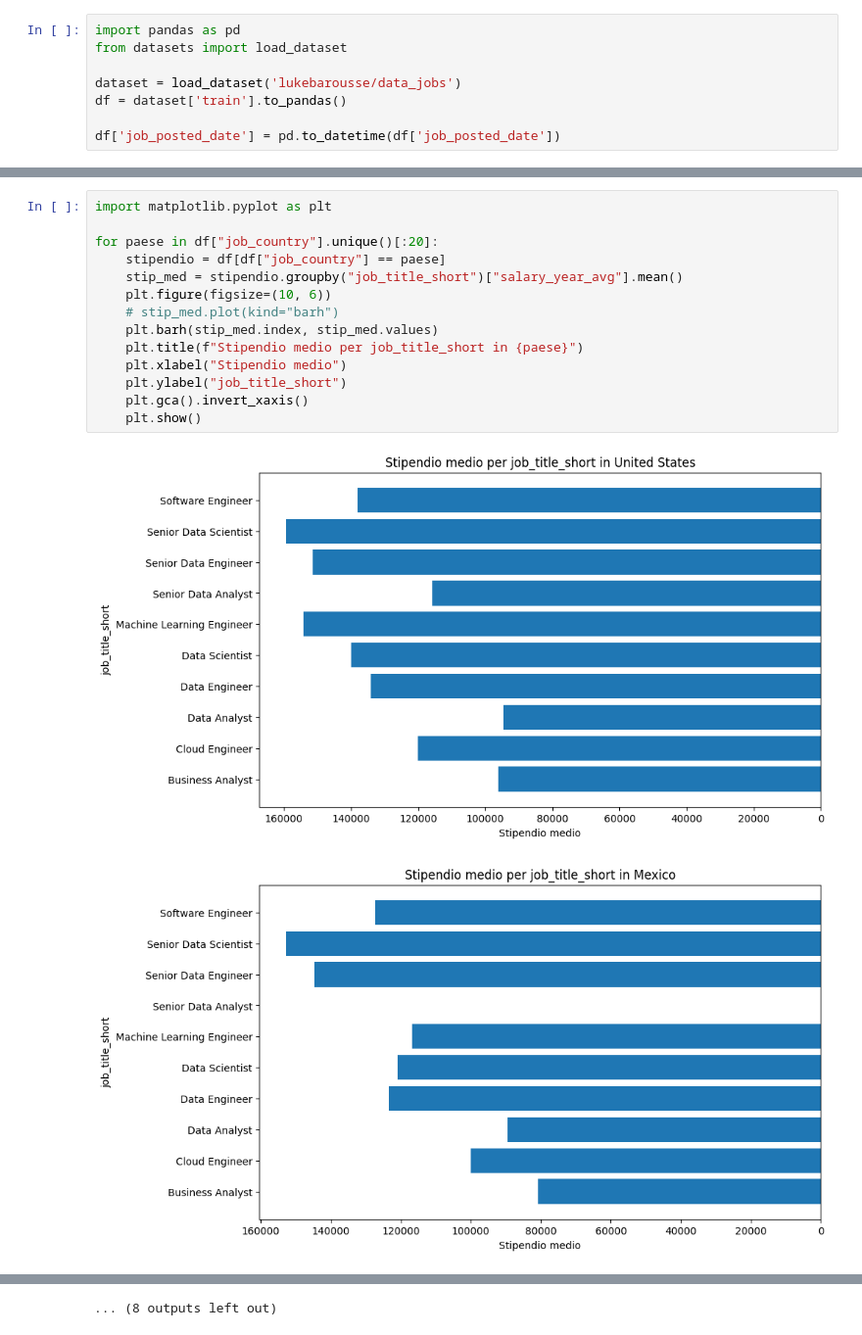
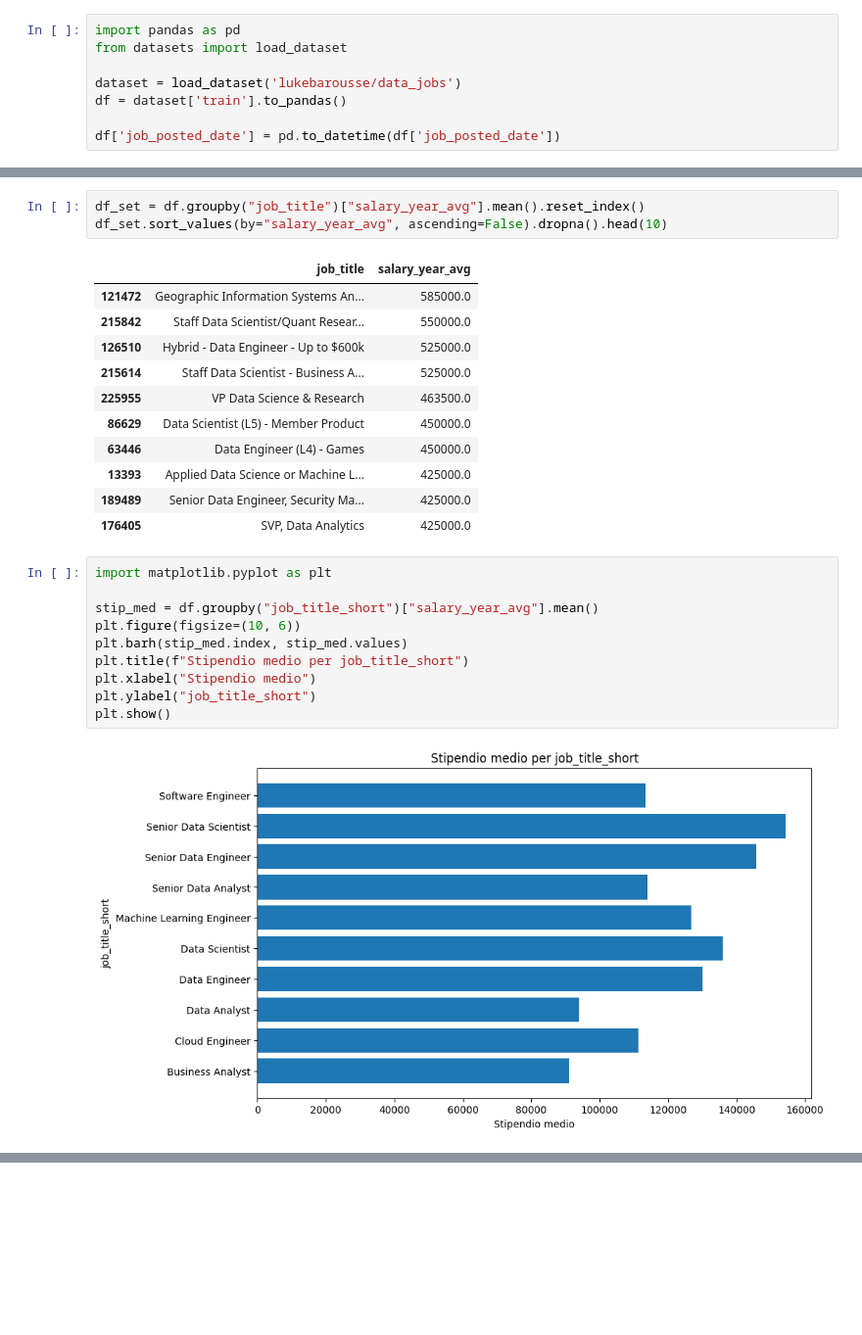
Before and after one commit to Loic166/ProgrammingLab2, a Jupyter notebook: 3_Esercizi_lez_3.ipynb, the cells around one changed output, grey strips where cells are left out. Shown at 98% size. Cells and saved outputs as stored; diff of their text form; blank space fills up the shorter version.

```diff
--- a/3_Esercizi_lez_3.ipynb
+++ b/3_Esercizi_lez_3.ipynb
@@ -107,17 +125,27 @@ off_min = df.groupby("job_country")["salary_year_avg"].min().dropna()
+# %%
+df_set = df.groupby("job_title")["salary_year_avg"].mean().reset_index()
+df_set.sort_values(by="salary_year_avg", ascending=False).dropna().head(10)
+# %% [output]
+|  | job_title | salary_year_avg |
+| 121472 | Geographic Information Systems An... | 585000.0 |
+| 215842 | Staff Data Scientist/Quant Resear... | 550000.0 |
+| 126510 | Hybrid - Data Engineer - Up to $600k | 525000.0 |
+| 215614 | Staff Data Scientist - Business A... | 525000.0 |
+| 225955 | VP Data Science & Research | 463500.0 |
+| 86629 | Data Scientist (L5) - Member Product | 450000.0 |
+| 63446 | Data Engineer (L4) - Games | 450000.0 |
+| 13393 | Applied Data Science or Machine L... | 425000.0 |
+| 189489 | Senior Data Engineer, Security Ma... | 425000.0 |
+| 176405 | SVP, Data Analytics | 425000.0 |
 # %%
 import matplotlib.pyplot as plt
 
-for paese in df["job_country"].unique()[:20]:
-    stipendio = df[df["job_country"] == paese]
-    stip_med = stipendio.groupby("job_title_short")["salary_year_avg"].mean()
-    plt.figure(figsize=(10, 6))
-    # stip_med.plot(kind="barh")
-    plt.barh(stip_med.index, stip_med.values)
-    plt.title(f"Stipendio medio per job_title_short in {paese}")
-    plt.xlabel("Stipendio medio")
-    plt.ylabel("job_title_short")
-    plt.gca().invert_xaxis()
-    plt.show()
+stip_med = df.groupby("job_title_short")["salary_year_avg"].mean()
+plt.figure(figsize=(10, 6))
+plt.barh(stip_med.index, stip_med.values)
+plt.title(f"Stipendio medio per job_title_short")
+plt.xlabel("Stipendio medio")
+plt.ylabel("job_title_short")
+plt.show()
 # %% [output]
-[figure, old version]
+[figure, new version]
-[figure, removed]
@@ -134 +151,0 @@ for paese in df["job_country"].unique()[:20]:
-... (8 outputs left out)
```
Also changed, not shown: parts of 3 cells of this notebook, 2 other files.
